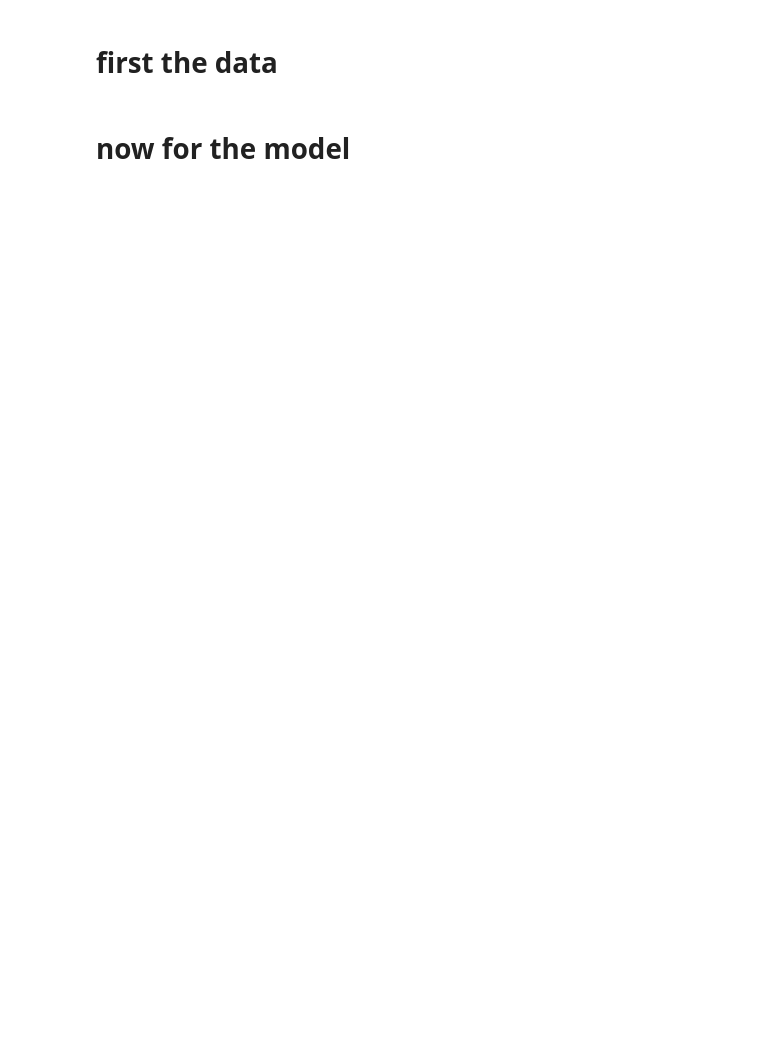
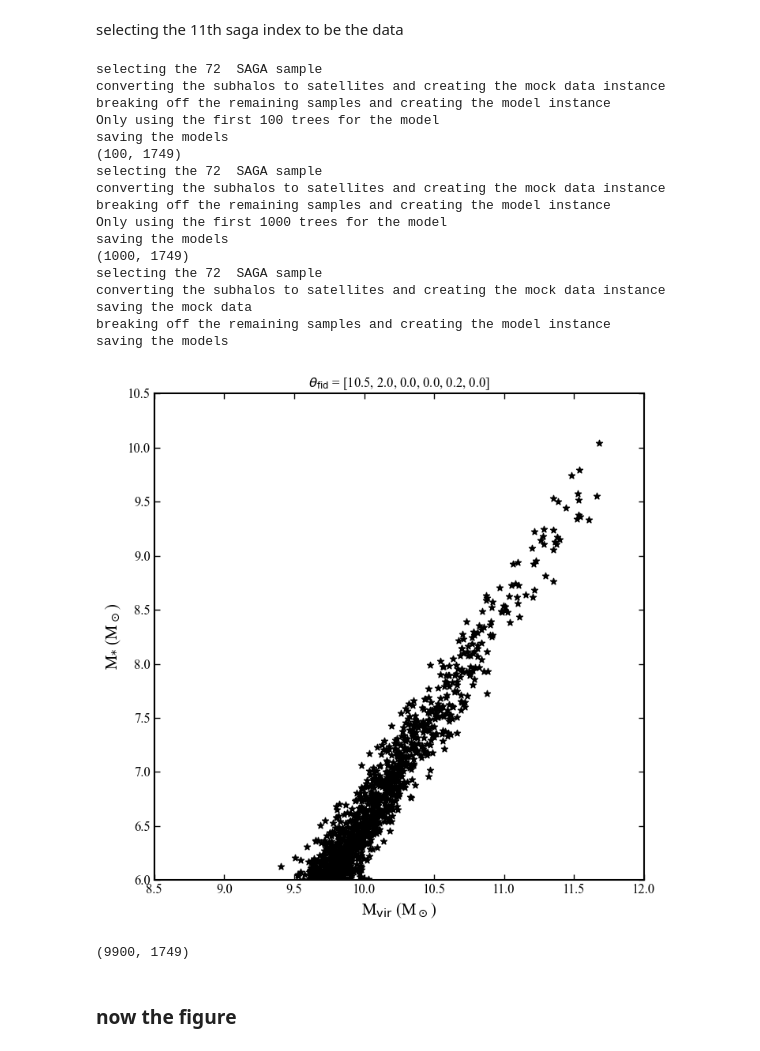
Before and after one commit to jsmonzon/SatGen, a Jupyter notebook: notebooks/paper/Nhost_converge_scratch.ipynb, the cells around one changed output. Cells and saved outputs as stored; diff of their text form; code cells hidden in the pictures; blank space fills up the shorter version.

```diff
--- a/notebooks/paper/Nhost_converge_scratch.ipynb
+++ b/notebooks/paper/Nhost_converge_scratch.ipynb
@@ -52,2 +97,37 @@ converting the subhalos to satellites
+# %% [markdown]
+selecting the 11th saga index to be the data
+# %%
+ind = 72
+modeldir = "../../mcmc/inference_tests/convergence/mock_3/Nhost_100/"
+mock_3_N100 = jsm_models.SAMPLE_SAGA_NEW(fid_theta=fid_theta, meta_path=meta_path, SAGA_ind=ind, Nhost_M=100, savedir=None, savemodel=modeldir, plot=False)
+print(mock_3_N100.lgMh_models.shape)
+
+modeldir = "../../mcmc/inference_tests/convergence/mock_3/Nhost_1000/"
+mock_3_N1000 = jsm_models.SAMPLE_SAGA_NEW(fid_theta=fid_theta, meta_path=meta_path, SAGA_ind=ind, Nhost_M=1000, savedir=None, savemodel=modeldir, plot=False)
+print(mock_3_N1000.lgMh_models.shape)
+
+datadir = "../../mcmc/inference_tests/convergence/mock_3/Nhost_10000/"
+mock_3_N10000 = jsm_models.SAMPLE_SAGA_NEW(fid_theta=fid_theta, meta_path=meta_path, SAGA_ind=ind, Nhost_M=None, savedir=datadir, savemodel=datadir, plot=True)
+print(mock_3_N10000.lgMh_models.shape)
+# %% [output]
+selecting the 72  SAGA sample
+converting the subhalos to satellites and creating the mock data instance
+breaking off the remaining samples and creating the model instance
+Only using the first 100 trees for the model
+saving the models
+(100, 1749)
+selecting the 72  SAGA sample
+converting the subhalos to satellites and creating the mock data instance
+breaking off the remaining samples and creating the model instance
+Only using the first 1000 trees for the model
+saving the models
+(1000, 1749)
+selecting the 72  SAGA sample
+converting the subhalos to satellites and creating the mock data instance
+saving the mock data
+breaking off the remaining samples and creating the model instance
+saving the models
+[figure, added]
+(9900, 1749)
 # %% [markdown]
-# first the data
+### now the figure
@@ -81,2 +133,0 @@ sigma_D = lnLs_clean_D.std(ddof=1)
-# %% [markdown]
-# now for the model
```
Also changed, not shown: parts of 18 cells of this notebook, 50 other files.
